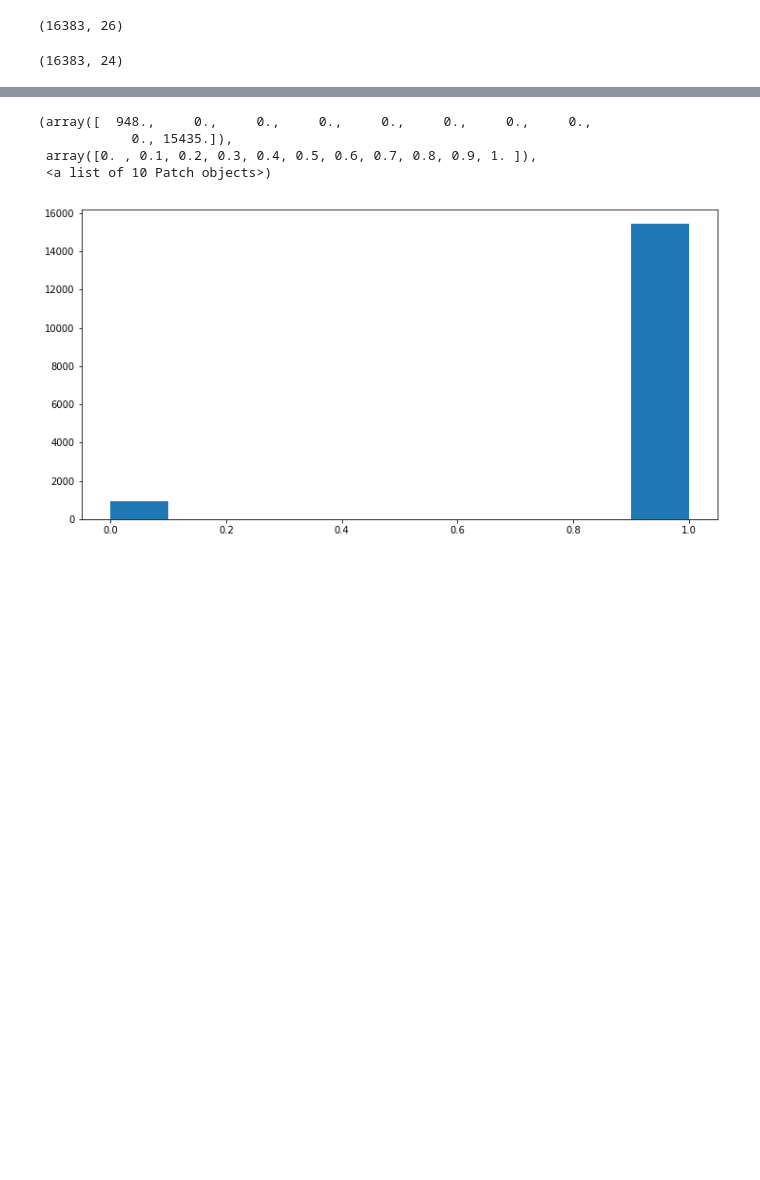
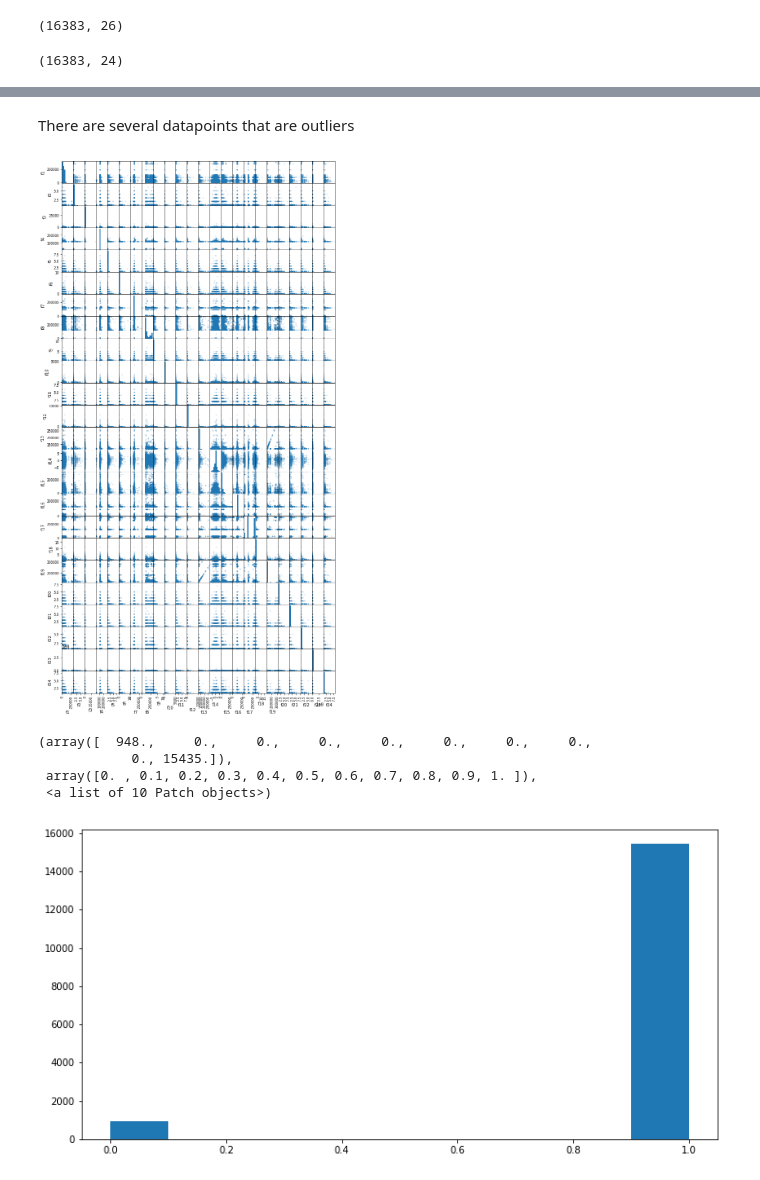
Before and after one commit to JavierPalomares90/kaggle-competition, a Jupyter notebook: Kaggle_Competition_Redux.ipynb, the cells around one changed output, grey strips where cells are left out. Cells and saved outputs as stored; diff of their text form; code cells hidden in the pictures; blank space fills up the shorter version.

```diff
--- a/Kaggle_Competition_Redux.ipynb
+++ b/Kaggle_Competition_Redux.ipynb
@@ -87,3 +110,11 @@ x_train.f21.max()
+# %% [markdown]
+There are several datapoints that are outliers
+# %%
+from pandas.plotting import scatter_matrix
+scatter_matrix(x_train,figsize=(12,24),alpha=.2)
+plt.show()
+# %% [output]
+[figure, added]
 # %%
 plt.hist(y)
 # %% [output]
```
Also changed, not shown: parts of 17 cells of this notebook, 5 other files.
